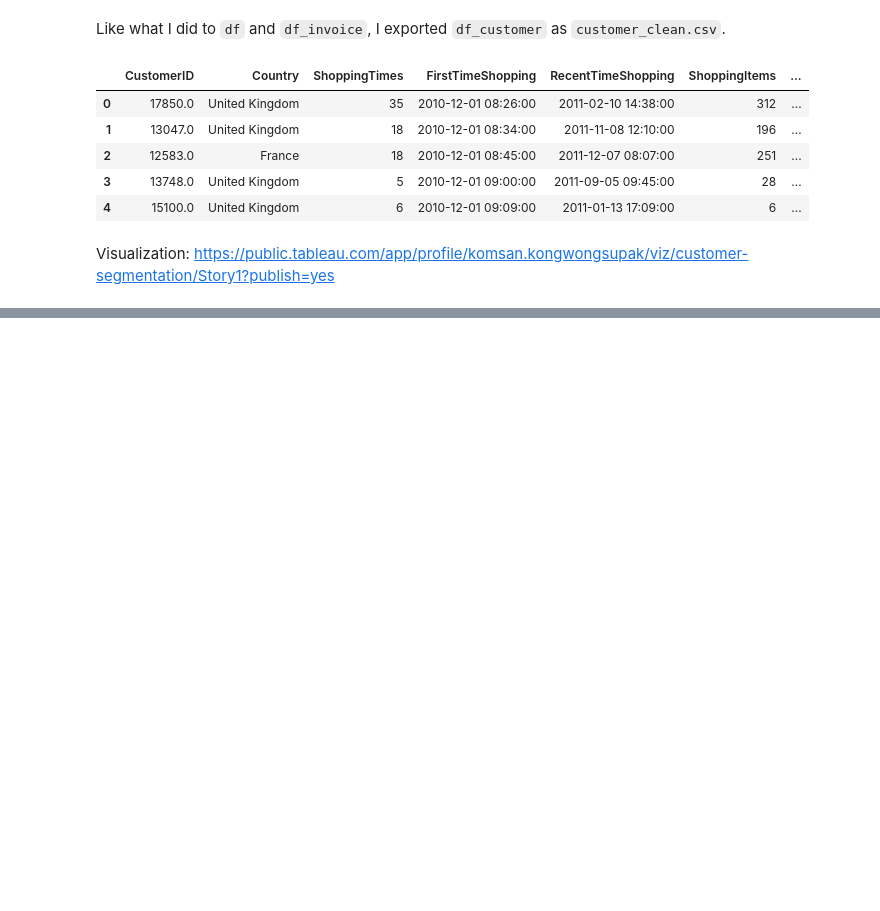
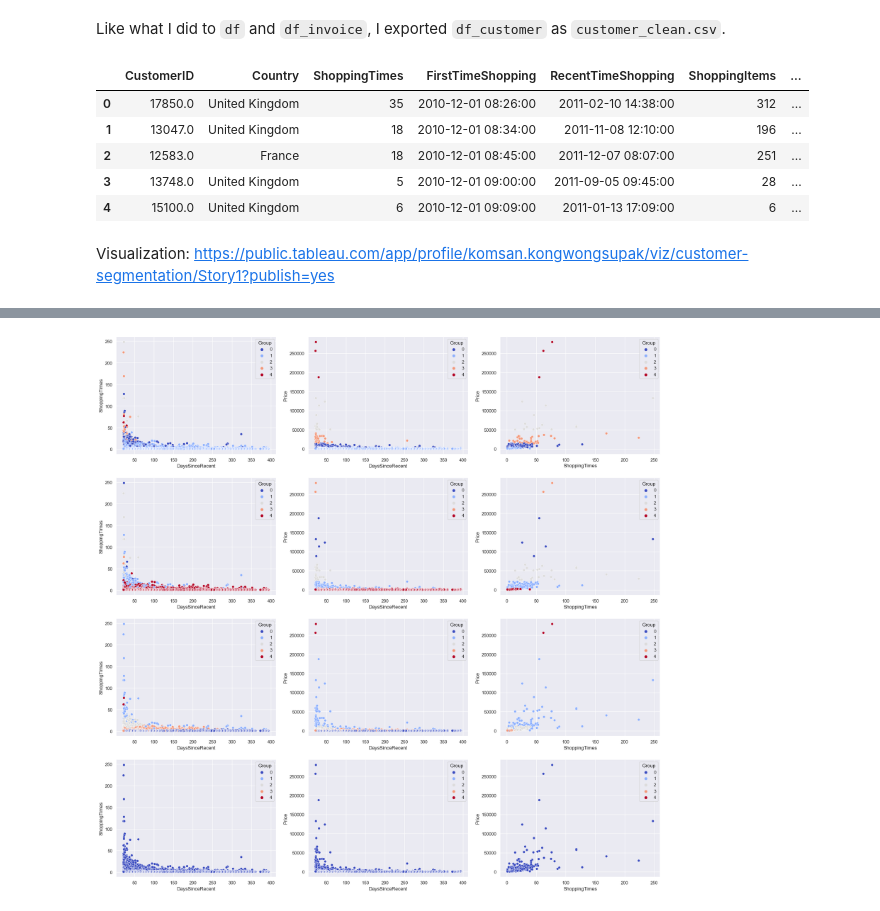
Before and after one commit to Komsan-Kongwongsupak/customers-segmentation, a Jupyter notebook: customers-segmentation.ipynb, the cells around one changed output, grey strips where cells are left out. Saved outputs shown, nothing was run; the diff lists cells and outputs as text; code cells hidden in the pictures; blank space fills up the shorter version.

```diff
--- a/customers-segmentation.ipynb
+++ b/customers-segmentation.ipynb
@@ -384,0 +378,4 @@ I'll depend on these resources:
+# %%
+df_customer['DaysSinceRecent'] = df_customer['RecentTimeShopping'].apply(lambda x: (pd.Timestamp('2012-01-01 00:00:00') - pd.Timestamp(x)).days)
+
+df_customer.info()
@@ -384,0 +403,33 @@ I'll depend on these resources:
+# %%
+from sklearn.cluster import KMeans, AgglomerativeClustering, DBSCAN
+from sklearn.mixture import GaussianMixture
+
+X = df_customer[['DaysSinceRecent', 'ShoppingTimes', 'Price']]
+
+X_km = X.copy()
+y_km = KMeans(n_clusters=5, init='random', n_init=10, max_iter=1000).fit(X_km)
+X_km['Group'] = y_km.labels_
+
+X_hc = X.copy()
+y_hc = AgglomerativeClustering(n_clusters=5).fit(X_hc)
+X_hc['Group'] = y_hc.labels_
+
+X_gm = X.copy()
+y_gm = GaussianMixture(n_components=5, n_init=10, max_iter=1000).fit_predict(X_gm)
+X_gm['Group'] = y_gm
+
+X_dbscan = X.copy()
+y_dbscan = DBSCAN(eps = 3.7, min_samples=5).fit(X_dbscan)
+X_dbscan['Group'] = [y + 1 for y in y_dbscan.labels_]
+# %%
+Xs = [X_km, X_hc, X_gm, X_dbscan]
+
+sns.set()
+figure, axes = plt.subplots(4, 3, figsize=(24, 24))
+
+for i in range(len(models)):
+    sns.scatterplot(ax=axes[i, 0], data=Xs[i], x='DaysSinceRecent', y='ShoppingTimes', hue='Group', palette='coolwarm')
+    sns.scatterplot(ax=axes[i, 1], data=Xs[i], x='DaysSinceRecent', y='Price', hue='Group', palette='coolwarm')
+    sns.scatterplot(ax=axes[i, 2], data=Xs[i], x='ShoppingTimes', y='Price', hue='Group', palette='coolwarm')
+# %% [output]
+[figure, added]
```
Also changed, not shown: parts of 3 cells of this notebook.
